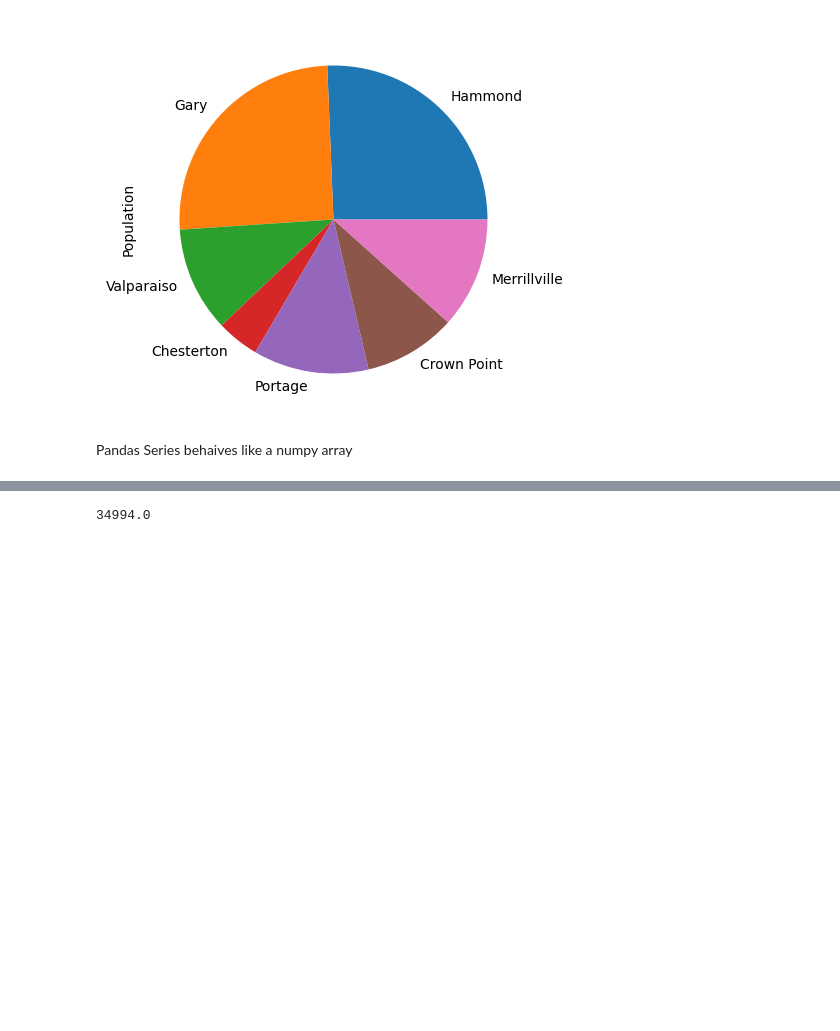
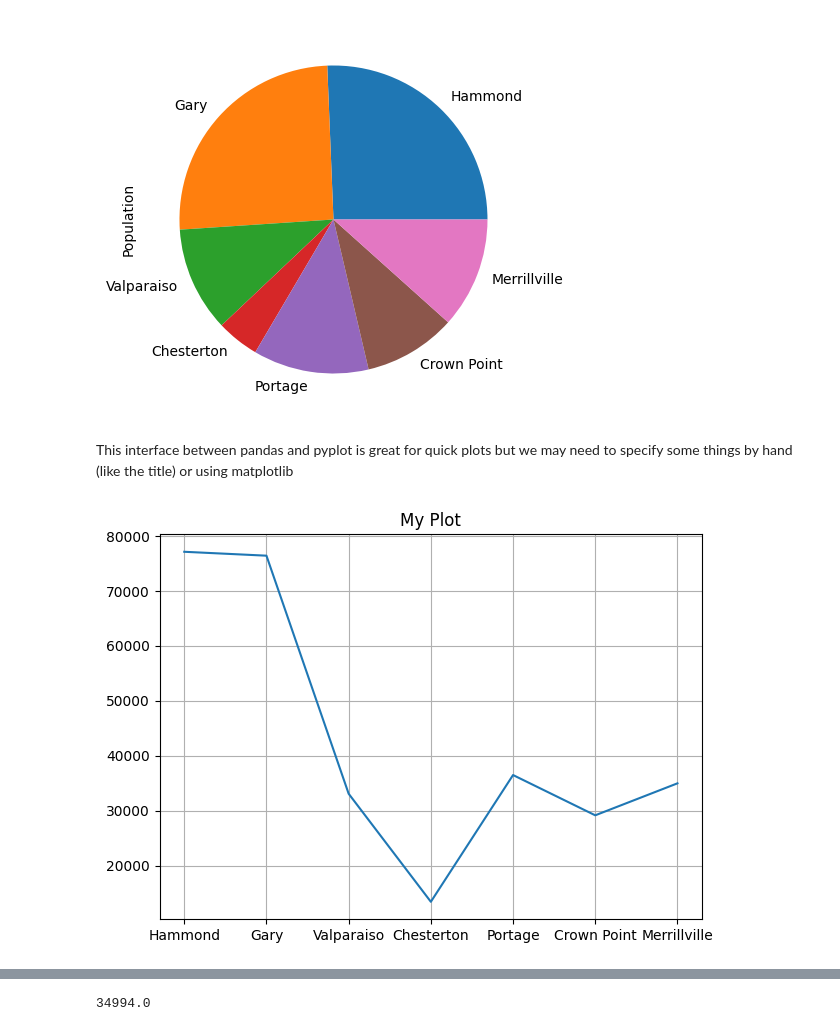
Before and after one commit to goodbyeskyharbor/PurdueNorthwest_PHYS308_ScientificComputing1, a Jupyter notebook: Notebooks/PHYS 308 - 09 - Pandas.ipynb, the cells around one changed output, grey strips where cells are left out. Saved outputs shown, nothing was run; the diff lists cells and outputs as text; code cells hidden in the pictures; blank space fills up the shorter version.

```diff
--- a/Notebooks/PHYS 308 - 09 - Pandas.ipynb
+++ b/Notebooks/PHYS 308 - 09 - Pandas.ipynb
@@ -216,5 +307,16 @@ s.plot(kind="pie")
 # %% [output]
 <Axes: ylabel='Population'>
 [figure]
-# %% [markdown]
-Pandas Series behaives like a numpy array
+# %% [markdown]
+This interface between pandas and pyplot is great for quick plots but we may need to specify some things by hand (like the title) or using matplotlib
+# %%
+# Set a global figure size
+plt.rcParams['figure.figsize'] = 7, 5
+
+# Pandas creates the figure and axes .
+s.plot(kind='line', title="My Plot")
+
+# We can still use plot to change some properties:
+plt.grid(True)
+# %% [output]
+[figure, added]
```
Also changed, not shown: parts of 173 cells of this notebook.
